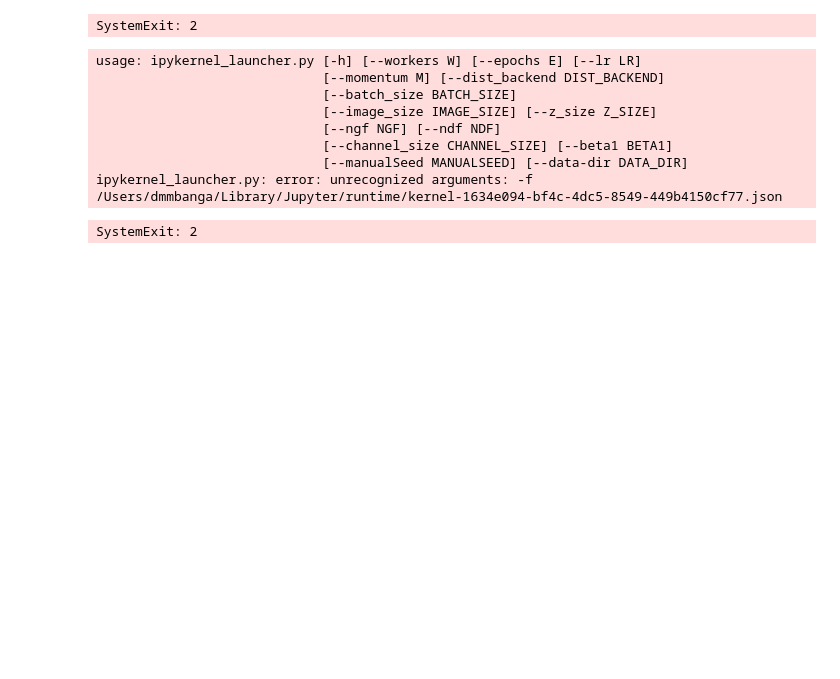
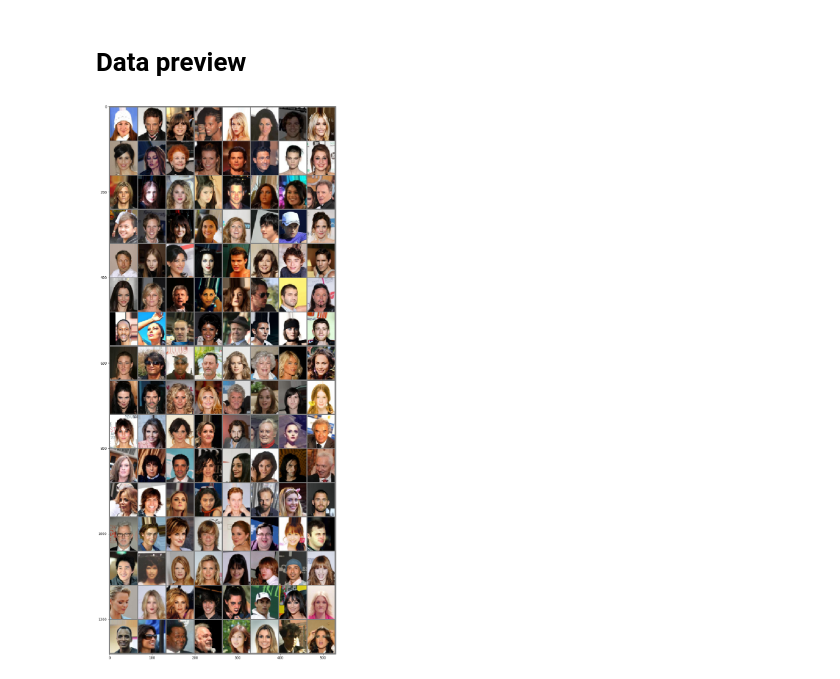
Before and after one commit to danromuald/sagemaker-dcgan, a Jupyter notebook: notebooks/run-dcgan.ipynb, the cells around one changed output. Saved outputs shown, nothing was run; the diff lists cells and outputs as text; code cells hidden in the pictures; blank space fills up the shorter version.

```diff
--- a/notebooks/run-dcgan.ipynb
+++ b/notebooks/run-dcgan.ipynb
@@ -62,15 +28,35 @@ env = sagemaker_containers.training_env()
-# %%
-%tb
-
-args = parse()
-# %% [output]
-SystemExit: 2
-usage: ipykernel_launcher.py [-h] [--workers W] [--epochs E] [--lr LR]
-                             [--momentum M] [--dist_backend DIST_BACKEND]
-                             [--batch_size BATCH_SIZE]
-                             [--image_size IMAGE_SIZE] [--z_size Z_SIZE]
-                             [--ngf NGF] [--ndf NDF]
-                             [--channel_size CHANNEL_SIZE] [--beta1 BETA1]
-                             [--manualSeed MANUALSEED] [--data-dir DATA_DIR]
-ipykernel_launcher.py: error: unrecognized arguments: -f /Users/dmmbanga/Library/Jupyter/runtime/kernel-1634e094-bf4c-4dc5-8549-449b4150cf77.json
-SystemExit: 2
+# %%
+image_size = 64
+batch_size = 128
+workers = 6
+
+transform = transforms.Compose([transforms.Scale(image_size),
+                        transforms.ToTensor(),
+                        transforms.Normalize(mean=(0.5, 0.5, 0.5), std=(0.5, 0.5, 0.5)),
+])
+
+train_loader = torch.utils.data.DataLoader(
+             datasets.ImageFolder('../../data',
+                transform=transform),
+                batch_size=batch_size, shuffle=True,
+              num_workers=workers, pin_memory=True)
+# %% [markdown]
+# Data preview
+# %%
+
+import numpy as np
+import torchvision, torch
+
+%matplotlib inline
+from IPython.core.pylabtools import figsize
+figsize(40, 30)
+
+
+# get some random training images
+dataiter = iter(train_loader)
+images, labels = dataiter.next()
+
+# show images
+imshow(torchvision.utils.make_grid(images))
+# %% [output]
+[figure, added]
```
Also changed, not shown: parts of 12 cells of this notebook, 17 other files.
